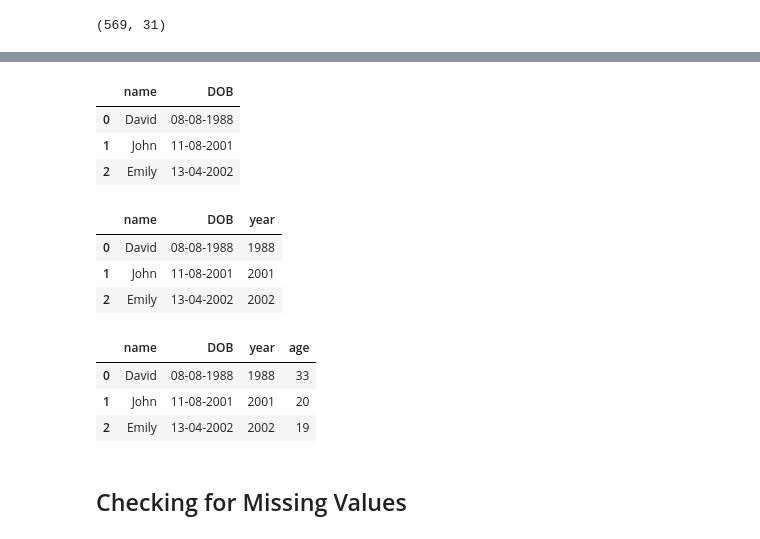
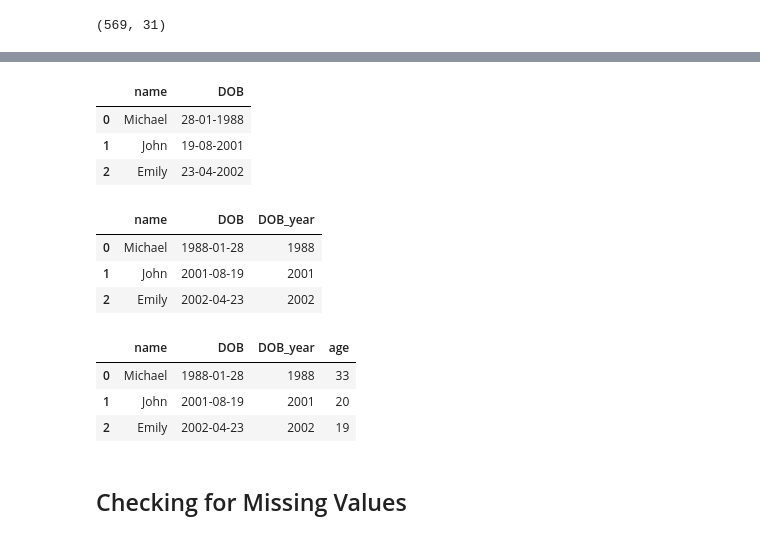
Before and after one commit to akmand/machine_learning_tutorials, a Jupyter notebook: Data_Prep.ipynb, the cells around one changed output, grey strips where cells are left out. Saved outputs shown, nothing was run; the diff lists cells and outputs as text; code cells hidden in the pictures.

```diff
--- a/Data_Prep.ipynb
+++ b/Data_Prep.ipynb
@@ -134,37 +156,37 @@ As an example, consider the data frame below and pay attention how age is calcul
 # %%
 # define a simple data frame with name and date of birth (DOB) of three individuals
-df_age_example = pd.DataFrame(data={'name': ['David', 'John', 'Emily'],
-                                    'DOB':['08-08-1988', '11-08-2001', '13-04-2002']})
+df_age_example = pd.DataFrame(data={'name': ['Michael', 'John', 'Emily'],
+                                    'DOB':['28-01-1988', '19-08-2001', '23-04-2002']})
 df_age_example
 # %% [output]
 |  | name | DOB |
-| 0 | David | 08-08-1988 |
-| 1 | John | 11-08-2001 |
-| 2 | Emily | 13-04-2002 |
+| 0 | Michael | 28-01-1988 |
+| 1 | John | 19-08-2001 |
+| 2 | Emily | 23-04-2002 |
-# %%
-# first import the datetime module
-from datetime import datetime
-
-# next extract year information from DOB column
-# note that the formatter '%d-%m-%Y' must match how dates are presented in the data frame, e.g., '08-08-1988'
-# for more information, please refer to manuals for the strptime() function
-df_age_example['year'] = [datetime.strptime(str(value), '%d-%m-%Y').year for value in df_age_example['DOB'].tolist()]
-df_age_example
-# %% [output]
-|  | name | DOB | year |
-| 0 | David | 08-08-1988 | 1988 |
-| 1 | John | 11-08-2001 | 2001 |
-| 2 | Emily | 13-04-2002 | 2002 |
+# %%
+# use the pd.to_datetime() function to convert the DOB column to Pandas' datetime format
+df_age_example['DOB'] = pd.to_datetime(df_age_example['DOB'], dayfirst=True)
+
+# extract the year information from DOB column
+# for more information, please refer to the documentation on the pd.to_datetime() function
+df_age_example['DOB_year'] = df_age_example['DOB'].dt.year
+
+df_age_example
+# %% [output]
+|  | name | DOB | DOB_year |
+| 0 | Michael | 1988-01-28 | 1988 |
+| 1 | John | 2001-08-19 | 2001 |
+| 2 | Emily | 2002-04-23 | 2002 |
 # %%
 # finally determine the age of each individual
 current_year = 2021
-df_age_example['age'] = current_year - df_age_example['year']
+df_age_example['age'] = current_year - df_age_example['DOB_year']
 df_age_example
 # %% [output]
-|  | name | DOB | year | age |
-| 0 | David | 08-08-1988 | 1988 | 33 |
-| 1 | John | 11-08-2001 | 2001 | 20 |
-| 2 | Emily | 13-04-2002 | 2002 | 19 |
+|  | name | DOB | DOB_year | age |
+| 0 | Michael | 1988-01-28 | 1988 | 33 |
+| 1 | John | 2001-08-19 | 2001 | 20 |
+| 2 | Emily | 2002-04-23 | 2002 | 19 |
 # %% [markdown]
 ## Checking for Missing Values <a class="anchor" id="2.2.0"></a>
 # %% [markdown]
```
Also changed, not shown: parts of 13 cells of this notebook.
